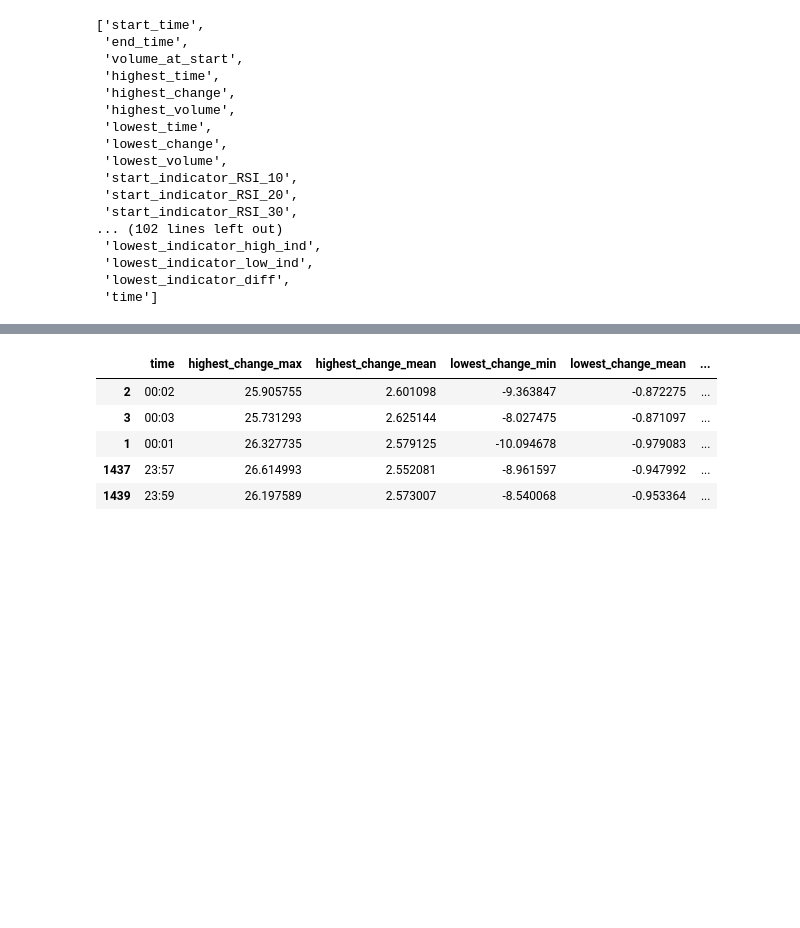
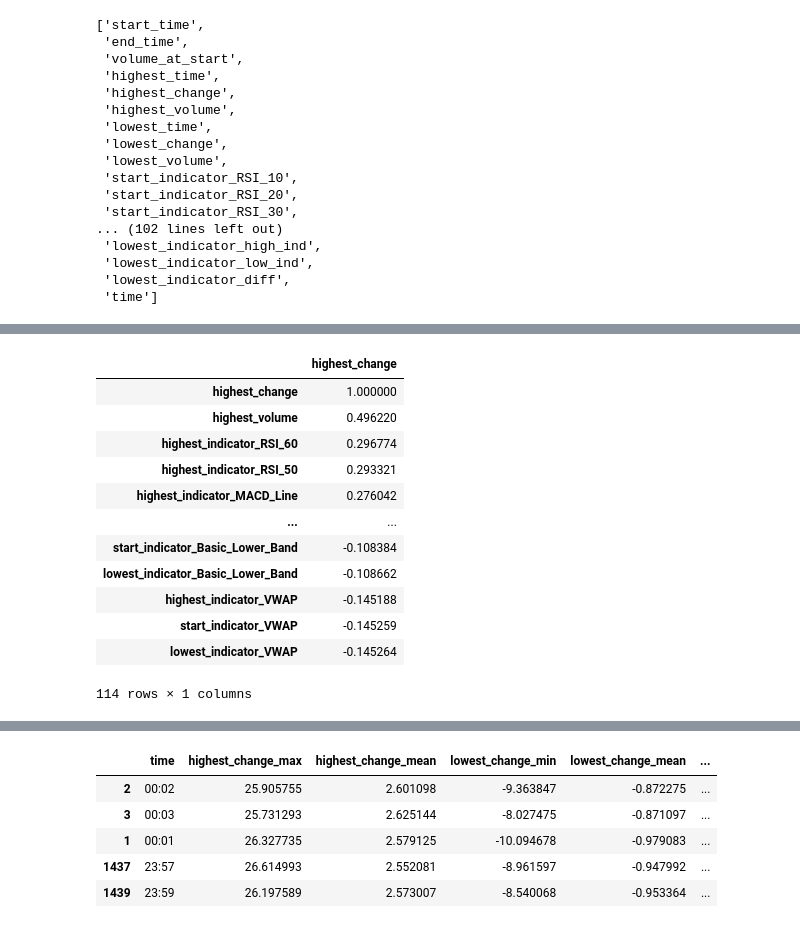
Before and after one commit to krkr5628/Crypto_Analysis_Colab, a Jupyter notebook: Best_Part.ipynb, the cells around one changed output, grey strips where cells are left out. Cells and saved outputs as stored; diff of their text form; code cells hidden in the pictures; blank space fills up the shorter version.

```diff
--- a/Best_Part.ipynb
+++ b/Best_Part.ipynb
@@ -496,0 +527,17 @@ columns_list3
+# %%
+sample = pd.DataFrame(highest_change_corr)
+sample
+# %% [output]
+|  | highest_change |
+| highest_change | 1.000000 |
+| highest_volume | 0.496220 |
+| highest_indicator_RSI_60 | 0.296774 |
+| highest_indicator_RSI_50 | 0.293321 |
+| highest_indicator_MACD_Line | 0.276042 |
+| ... | ... |
+| start_indicator_Basic_Lower_Band | -0.108384 |
+| lowest_indicator_Basic_Lower_Band | -0.108662 |
+| highest_indicator_VWAP | -0.145188 |
+| start_indicator_VWAP | -0.145259 |
+| lowest_indicator_VWAP | -0.145264 |
+114 rows × 1 columns
```
Also changed, not shown: parts of 17 cells of this notebook.
